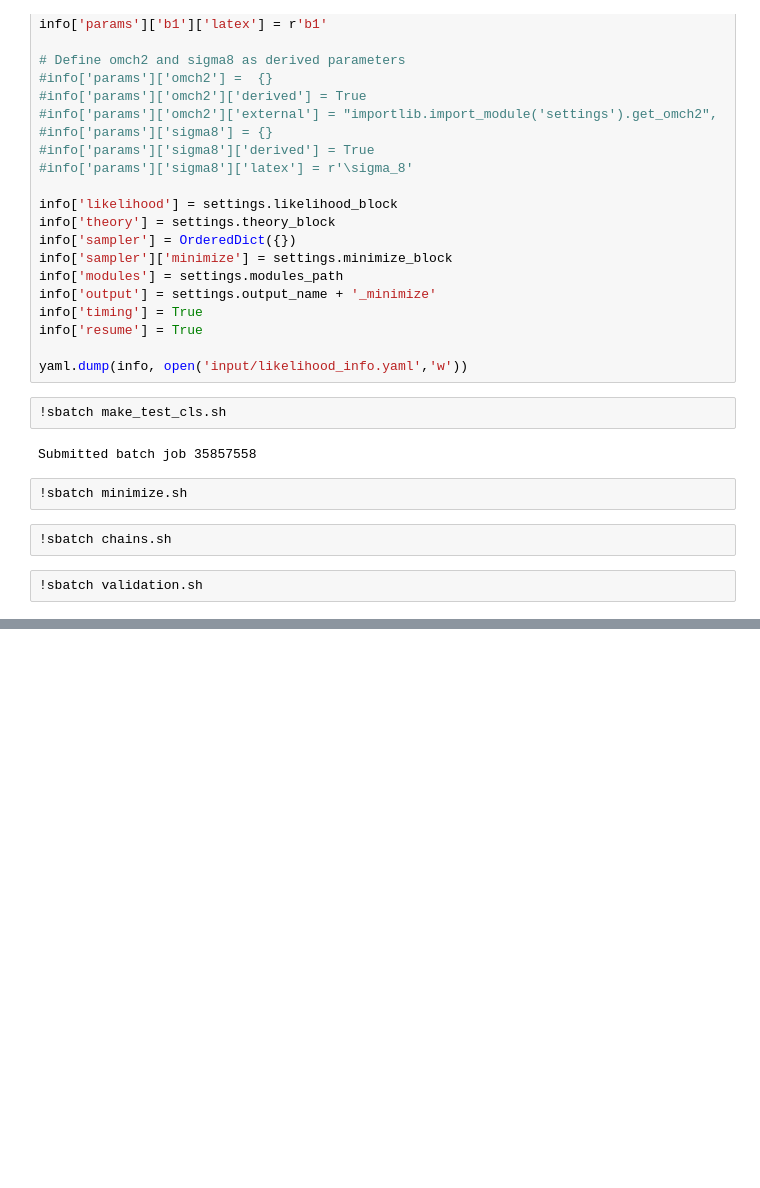
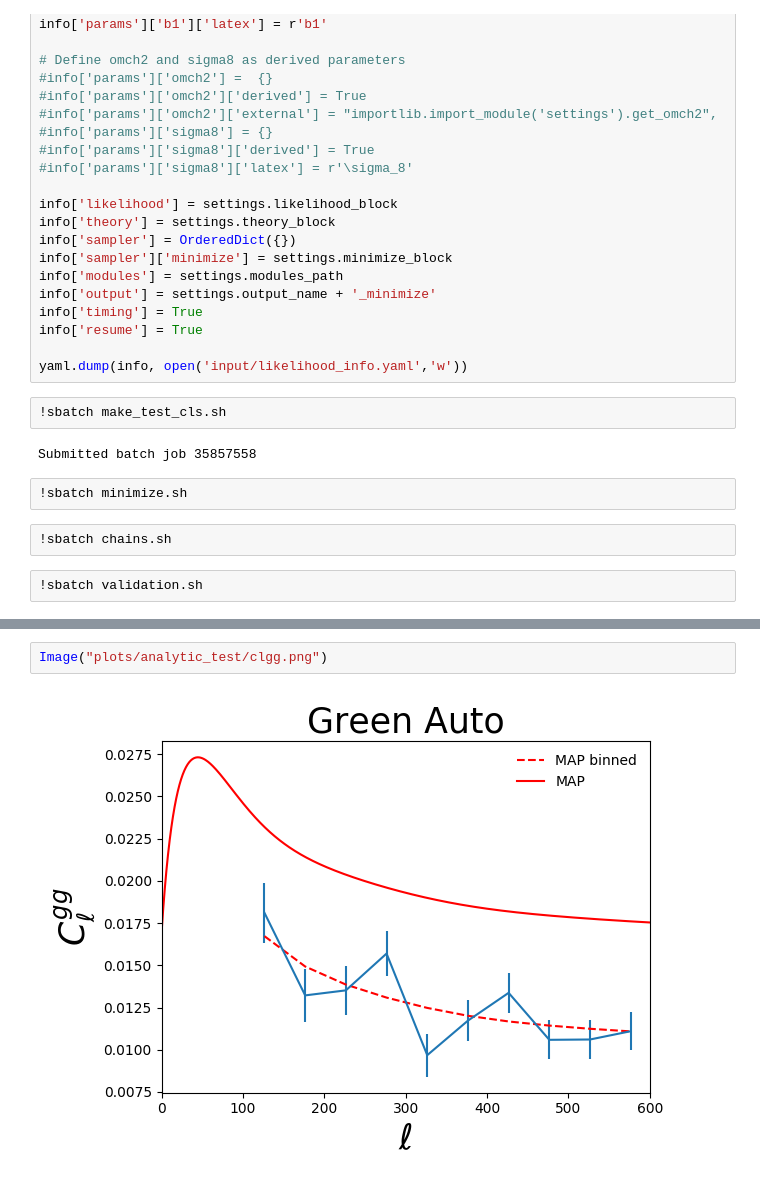
Before and after one commit to simonsobs/xcorr, a Jupyter notebook: notebooks/likelihood_example.ipynb, the cells around one changed output, grey strips where cells are left out. Saved outputs shown, nothing was run; the diff lists cells and outputs as text; blank space fills up the shorter version.

```diff
--- a/notebooks/likelihood_example.ipynb
+++ b/notebooks/likelihood_example.ipynb
@@ -85,0 +95,4 @@ Submitted batch job 35857558
+# %%
+Image("plots/analytic_test/clgg.png")
+# %% [output]
+[figure, added]
```
Also changed, not shown: parts of 7 cells of this notebook, 1 other file.
